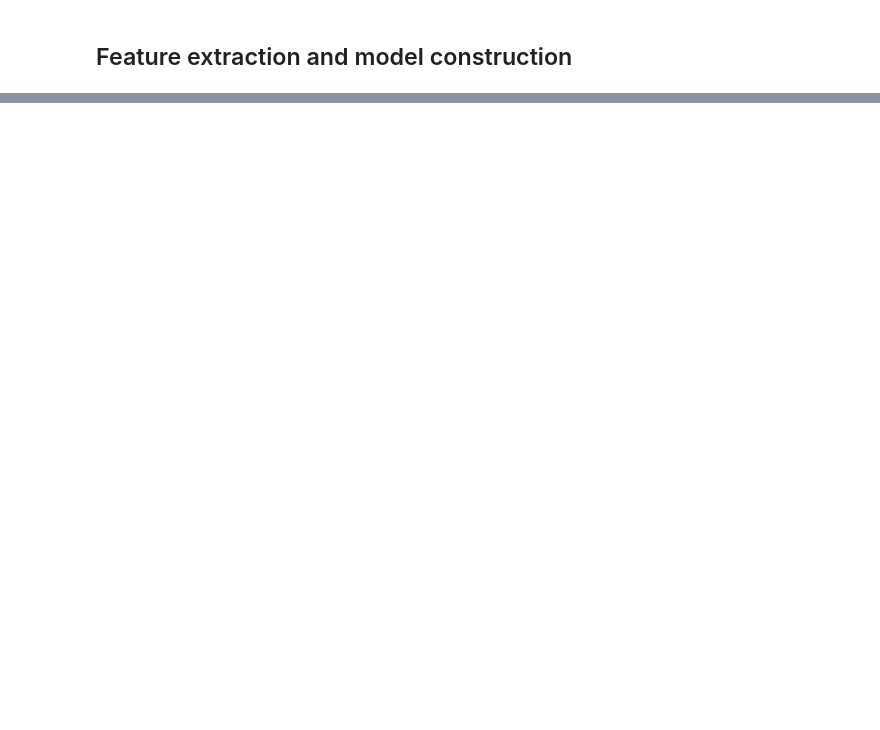
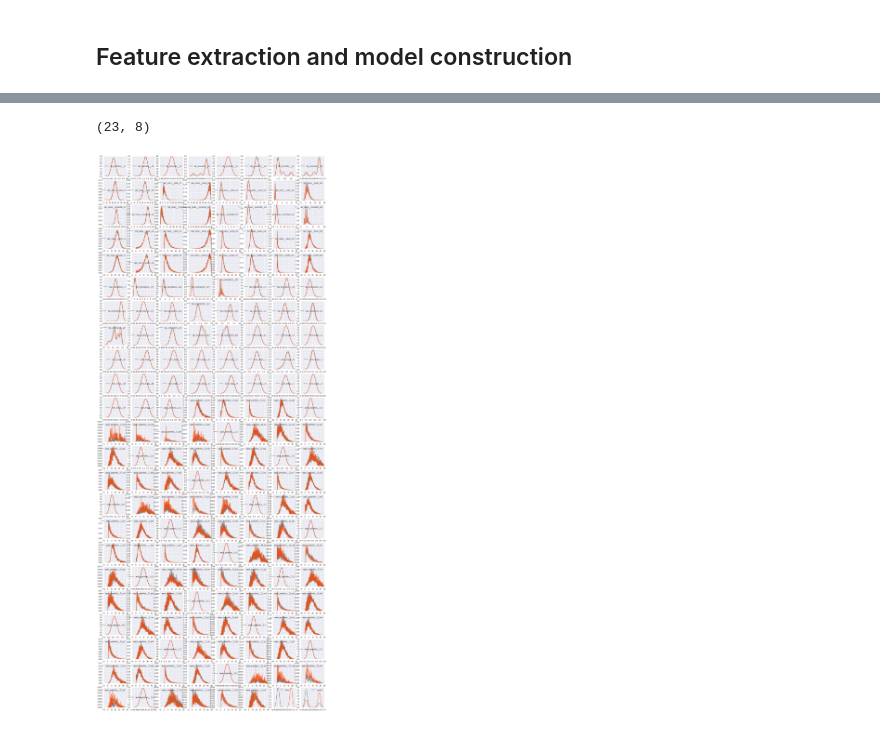
Before and after one commit to EndyLab/ShadowProteome, a Jupyter notebook: src/FeatureEngineering_v01.ipynb, the cells around one changed output, grey strips where cells are left out. Cells and saved outputs as stored; diff of their text form; code cells hidden in the pictures; blank space fills up the shorter version.

```diff
--- a/src/FeatureEngineering_v01.ipynb
+++ b/src/FeatureEngineering_v01.ipynb
@@ -264,0 +205,10 @@ ax.scatter(summary.n[1:], summary.avg[1:], color='magenta', alpha=.5, s=10)
+# %%
+# names for all genes that scored 0 or 1 for all windows
+cases_0 = list(annotated[annotated.start.isin(summary[summary.avg==0].index)].short)
+print('FULLY MISSED')
+for x in cases_0:
+    print(x)
+print('FULLY FLAGGED')
+cases_1 = list(annotated[annotated.start.isin(summary[summary.avg==1].index)].short)
+for x in cases_1:
+    print(x)
@@ -264,0 +233,28 @@ ax.scatter(summary.n[1:], summary.avg[1:], color='magenta', alpha=.5, s=10)
+# %%
+# random sequences that scored TRUE in all windows
+# blastable sequences
+for i,x in enumerate(training_data[training_data.start.isin(summary[(summary.index<=0) & (summary.avg==1)].index)].DNA_seq):
+    print('>a%s'%i)
+    print(x)
+# %%
+df_features = pd.DataFrame(test_features,columns=FU_idx)
+df_features['label'] = test_object.labels
+df_features['predict'] = model.predict(test_features)
+# print(df_features.head())
+# %%
+tot = len(df_features.columns)-2
+layout = (int(np.ceil(tot/8)),8)
+print(layout)
+# %% [output]
+(23, 8)
+# %%
+# layout = (int(np.ceil(91/8)),8)
+fig,ax = plt.subplots(*layout,figsize=(20,50))
+
+for i,x in enumerate(df_features.ix[:,:]):
+    sns.kdeplot(df_features.ix[~df_features.label,x],bw=.1,ax=ax.flat[i],color='grey')
+    sns.kdeplot(df_features.ix[df_features.label,x],bw=.1,ax=ax.flat[i],color='orangered',legend=False,alpha=.75)
+
+plt.show()
+# %% [output]
+[figure, added]
```
Also changed, not shown: parts of 39 cells of this notebook, 5 other files.
